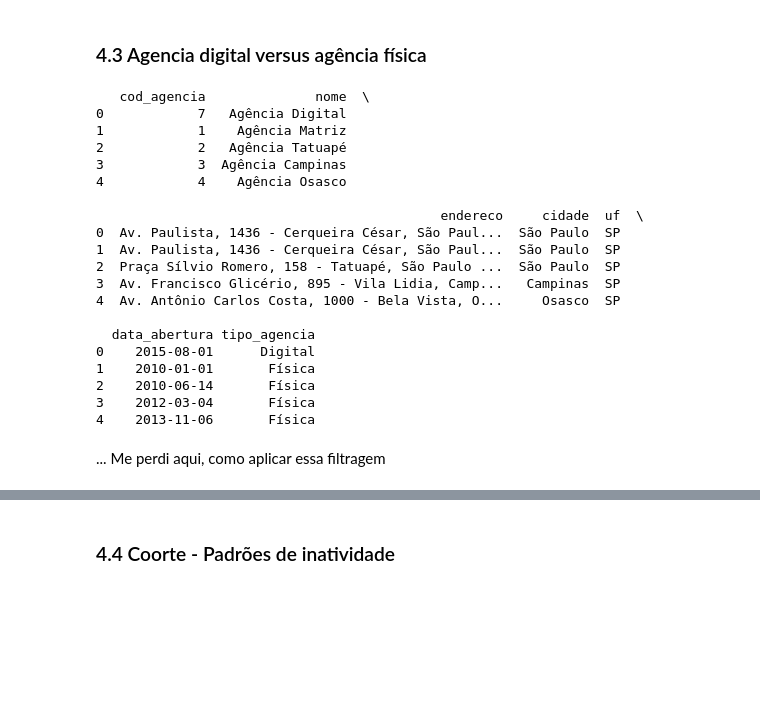
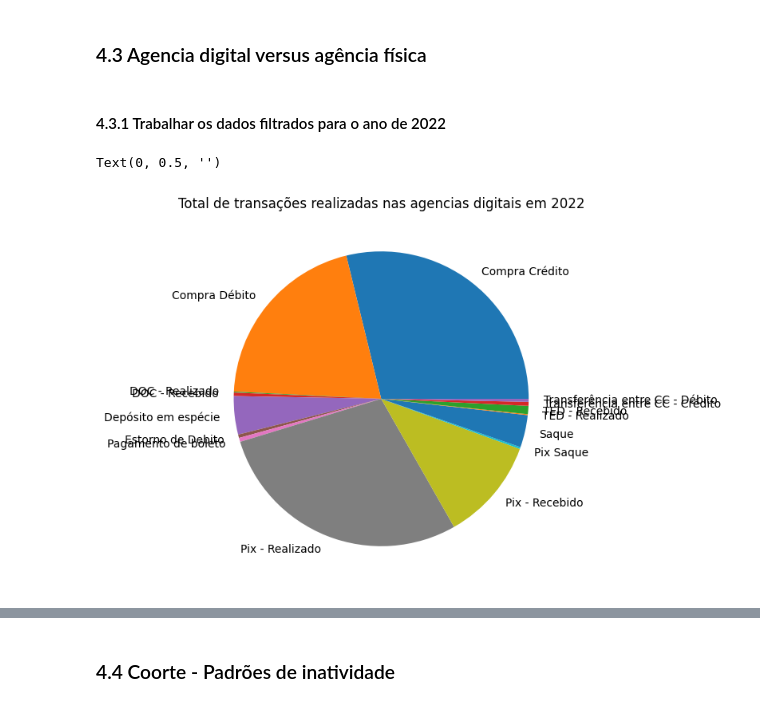
Before and after one commit to renanpan/Projeto_banco_KPI, a Jupyter notebook: lighthouse_DA_project.ipynb, the cells around one changed output, grey strips where cells are left out. Drawn from its saved outputs; the diff is of its cells as text; code cells hidden in the pictures; blank space fills up the shorter version.

Commit message:
filtrando comportamento dos clientes em agencia fisica ou digital

```diff
--- a/lighthouse_DA_project.ipynb
+++ b/lighthouse_DA_project.ipynb
@@ -734,46 +734,26 @@ Conclusão
 - Os valores de pedidos de financiamento possuem uma distribuição semelhante entre os status dos financiamentos, sendo que a grande maioria não ultrapassa R$150.000,00
 # %% [markdown]
 ### 4.3 Agencia digital versus agência física
-# %%
-print(agencias.head())
-# %% [output]
-   cod_agencia              nome  \
-0            7   Agência Digital
-1            1    Agência Matriz
-2            2   Agência Tatuapé
-3            3  Agência Campinas
-4            4    Agência Osasco
-
-                                            endereco     cidade  uf  \
-0  Av. Paulista, 1436 - Cerqueira César, São Paul...  São Paulo  SP
-1  Av. Paulista, 1436 - Cerqueira César, São Paul...  São Paulo  SP
-2  Praça Sílvio Romero, 158 - Tatuapé, São Paulo ...  São Paulo  SP
-3  Av. Francisco Glicério, 895 - Vila Lidia, Camp...   Campinas  SP
-4  Av. Antônio Carlos Costa, 1000 - Bela Vista, O...     Osasco  SP
-
-  data_abertura tipo_agencia
-0    2015-08-01      Digital
-1    2010-01-01       Física
-2    2010-06-14       Física
-3    2012-03-04       Física
-4    2013-11-06       Física
+# %% [markdown]
+#### 4.3.1 Trabalhar os dados filtrados para o ano de 2022
 # %%
-#filtrar os dados para agencias digitais (cod_agencia = ) e agencias físicas (cod_agencia = )
+#filtrar os dados para agencias digitais (cod_agencia = 7) e agencias físicas (cod_agencia != 7), para o ano de 2022
 
-agencia_digital = agencias[agencias['cod_agencia']==7]
-agencia_fisica = agencias[~agencias['cod_agencia']==7]
+agencia_digital_2022 = transacoes_e_contas[(transacoes_e_contas['cod_agencia']==7) & (transacoes_e_contas['ano_transacao']==2022)]
+agencia_fisica_2022 = transacoes_e_contas[(transacoes_e_contas['cod_agencia']!=7)&(transacoes_e_contas['ano_transacao']==2022)]
-# %% [markdown]
-... Me perdi aqui, como aplicar essa filtragem
 # %%
-#Qual o total de transações financeiras por agencia em 2022?
-transacoes_por_agencia_2022 = transacoes_e_contas_2022.groupby('nome_transacao')['cod_agencia'].count()
+#Qual o total de transações financeiras em agencias digitais?
+transacoes_agencia_digital = agencia_digital_2022.groupby('nome_transacao')['cod_agencia'].count()
 
 #descobrindo a porcentagem de representação de cada uma das transações
-transacoes_por_agencia_2022_total = transacoes_por_agencia_2022.sum()
+transacoes_por_agencia_digital_total = transacoes_agencia_digital.sum()
 
-transacoes_por_agencia_porcent_2022 = (transacoes_por_agencia_2022/transacoes_por_agencia_2022_total)*100
+transacoes_por_agencia_digital_porcent = (transacoes_agencia_digital/transacoes_por_agencia_digital_total)*100
 
 plt.figure(figsize=[10,6])
-transacoes_por_agencia_porcent_2022.plot(kind='pie')
-plt.title('Total de transações realizadas nas agencias em 2022')
+transacoes_por_agencia_digital_porcent.plot(kind='pie')
+plt.title('Total de transações realizadas nas agencias digitais em 2022')
 plt.ylabel('')
+# %% [output]
+Text(0, 0.5, '')
+[figure, added]
```
Also changed, not shown: parts of 3 cells of this notebook.
